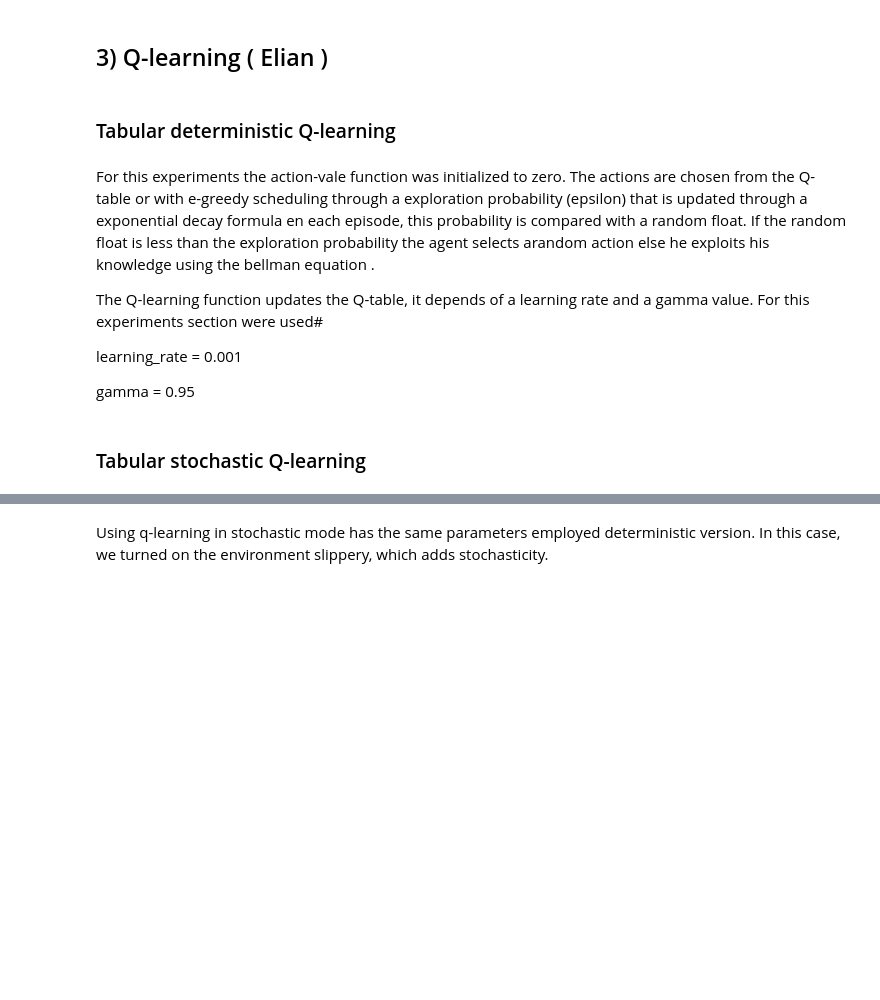
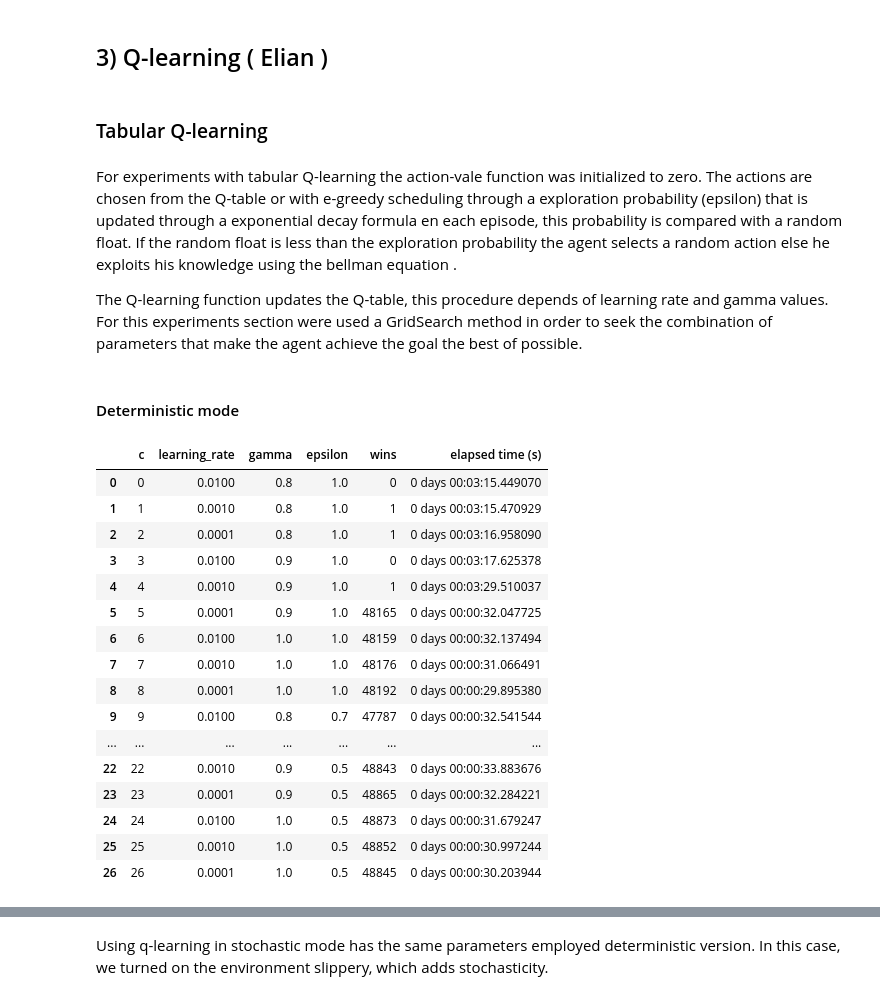
Before and after one commit to thurbridi/mo436-project-1, a Jupyter notebook: notebooks/project_1.ipynb, the cells around one changed output, grey strips where cells are left out. Cells and saved outputs as stored; diff of their text form; code cells hidden in the pictures; blank space fills up the shorter version.

```diff
--- a/notebooks/project_1.ipynb
+++ b/notebooks/project_1.ipynb
@@ -448,14 +448,30 @@ Similarly, when the environment is stochastic, the agent has much more difficult
 # %% [markdown]
 ## 3) Q-learning ( Elian )
 # %% [markdown]
-### Tabular deterministic Q-learning
+### Tabular Q-learning
 # %% [markdown]
-For this experiments the action-vale function was initialized to zero. The actions are chosen from the Q-table or with e-greedy scheduling through a exploration probability (epsilon) that is updated through a exponential decay formula  en each episode, this probability is compared with a random float. If the random float is less than the exploration probability the agent selects arandom action else he exploits his knowledge using the bellman equation .
+For experiments with tabular Q-learning the action-vale function was initialized to zero. The actions are chosen from the Q-table or with e-greedy scheduling through a exploration probability (epsilon) that is updated through a exponential decay formula  en each episode, this probability is compared with a random float. If the random float is less than the exploration probability the agent selects a random action else he exploits his knowledge using the bellman equation .
 
-The Q-learning function updates the Q-table, it depends of a learning rate and a gamma value. For this experiments section were used#
-
-learning_rate = 0.001
-
-gamma = 0.95
+The Q-learning function updates the Q-table, this procedure depends of learning rate and  gamma values. For this experiments section were used a GridSearch method in order to seek the combination of parameters that make the agent achieve the goal the best of possible.
-# %% [markdown]
-### Tabular stochastic Q-learning
+# %% [markdown]
+#### Deterministic mode
+# %%
+grid_search_tabular(stochastic=False)
+# %% [output]
+|  | c | learning_rate | gamma | epsilon | wins | elapsed time (s) |
+| 0 | 0 | 0.0100 | 0.8 | 1.0 | 0 | 0 days 00:03:15.449070 |
+| 1 | 1 | 0.0010 | 0.8 | 1.0 | 1 | 0 days 00:03:15.470929 |
+| 2 | 2 | 0.0001 | 0.8 | 1.0 | 1 | 0 days 00:03:16.958090 |
+| 3 | 3 | 0.0100 | 0.9 | 1.0 | 0 | 0 days 00:03:17.625378 |
+| 4 | 4 | 0.0010 | 0.9 | 1.0 | 1 | 0 days 00:03:29.510037 |
+| 5 | 5 | 0.0001 | 0.9 | 1.0 | 48165 | 0 days 00:00:32.047725 |
+| 6 | 6 | 0.0100 | 1.0 | 1.0 | 48159 | 0 days 00:00:32.137494 |
+| 7 | 7 | 0.0010 | 1.0 | 1.0 | 48176 | 0 days 00:00:31.066491 |
+| 8 | 8 | 0.0001 | 1.0 | 1.0 | 48192 | 0 days 00:00:29.895380 |
+| 9 | 9 | 0.0100 | 0.8 | 0.7 | 47787 | 0 days 00:00:32.541544 |
+| ... | ... | ... | ... | ... | ... | ... |
+| 22 | 22 | 0.0010 | 0.9 | 0.5 | 48843 | 0 days 00:00:33.883676 |
+| 23 | 23 | 0.0001 | 0.9 | 0.5 | 48865 | 0 days 00:00:32.284221 |
+| 24 | 24 | 0.0100 | 1.0 | 0.5 | 48873 | 0 days 00:00:31.679247 |
+| 25 | 25 | 0.0010 | 1.0 | 0.5 | 48852 | 0 days 00:00:30.997244 |
+| 26 | 26 | 0.0001 | 1.0 | 0.5 | 48845 | 0 days 00:00:30.203944 |
```
Also changed, not shown: parts of 31 cells of this notebook.
